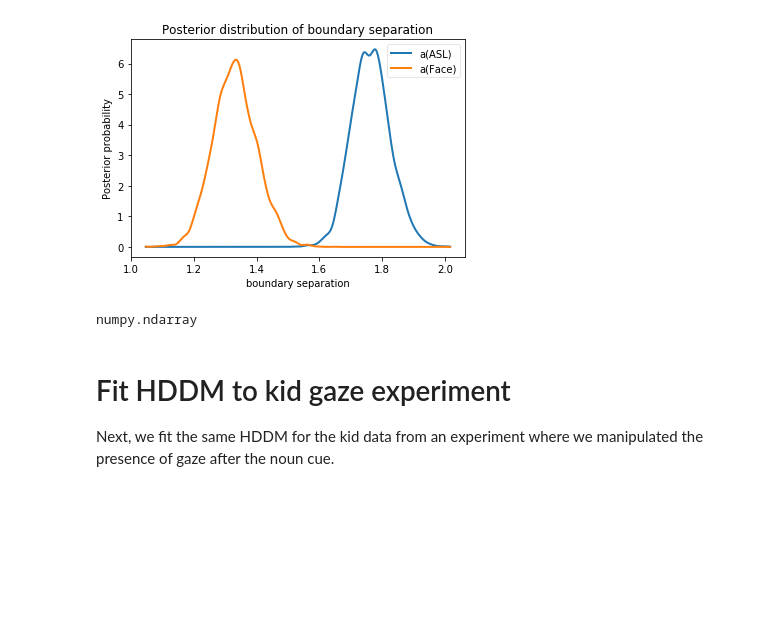
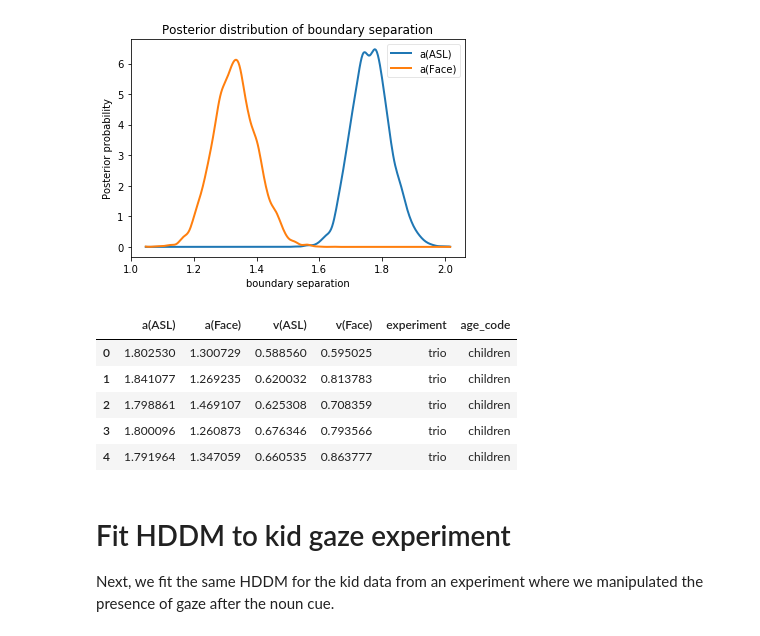
Before and after one commit to kemacdonald/speed-acc, a Jupyter notebook: R/analysis/ddm/Speed-Acc_HDDM_fit.ipynb, the cells around one changed output. Cells and saved outputs as stored; diff of their text form; code cells hidden in the pictures; blank space fills up the shorter version.

```diff
--- a/R/analysis/ddm/Speed-Acc_HDDM_fit.ipynb
+++ b/R/analysis/ddm/Speed-Acc_HDDM_fit.ipynb
@@ -65,8 +67,3 @@ plt.title('Posterior distribution of boundary separation')
 # %% [output]
 Text(0.5,1,'Posterior distribution of boundary separation')
 [figure]
-# %%
-## extract boundary and drift params
-type(drift_ASL.trace())
-# %% [output]
-numpy.ndarray
@@ -78,0 +84,12 @@ boundary_ASL.trace().tofile("../../../data/3_final_merged_data/hddm_output/kids/
+# %%
+trio_df = model_to_df(m_stim, param_list= ['a(ASL)', 'a(Face)', 'v(ASL)', 'v(Face)'])
+trio_df['experiment'] = "trio"
+trio_df['age_code'] = "children"
+trio_df.head()
+# %% [output]
+|  | a(ASL) | a(Face) | v(ASL) | v(Face) | experiment | age_code |
+| 0 | 1.802530 | 1.300729 | 0.588560 | 0.595025 | trio | children |
+| 1 | 1.841077 | 1.269235 | 0.620032 | 0.813783 | trio | children |
+| 2 | 1.798861 | 1.469107 | 0.625308 | 0.708359 | trio | children |
+| 3 | 1.800096 | 1.260873 | 0.676346 | 0.793566 | trio | children |
+| 4 | 1.791964 | 1.347059 | 0.660535 | 0.863777 | trio | children |
```
Also changed, not shown: parts of 16 cells of this notebook, 39 other files.
